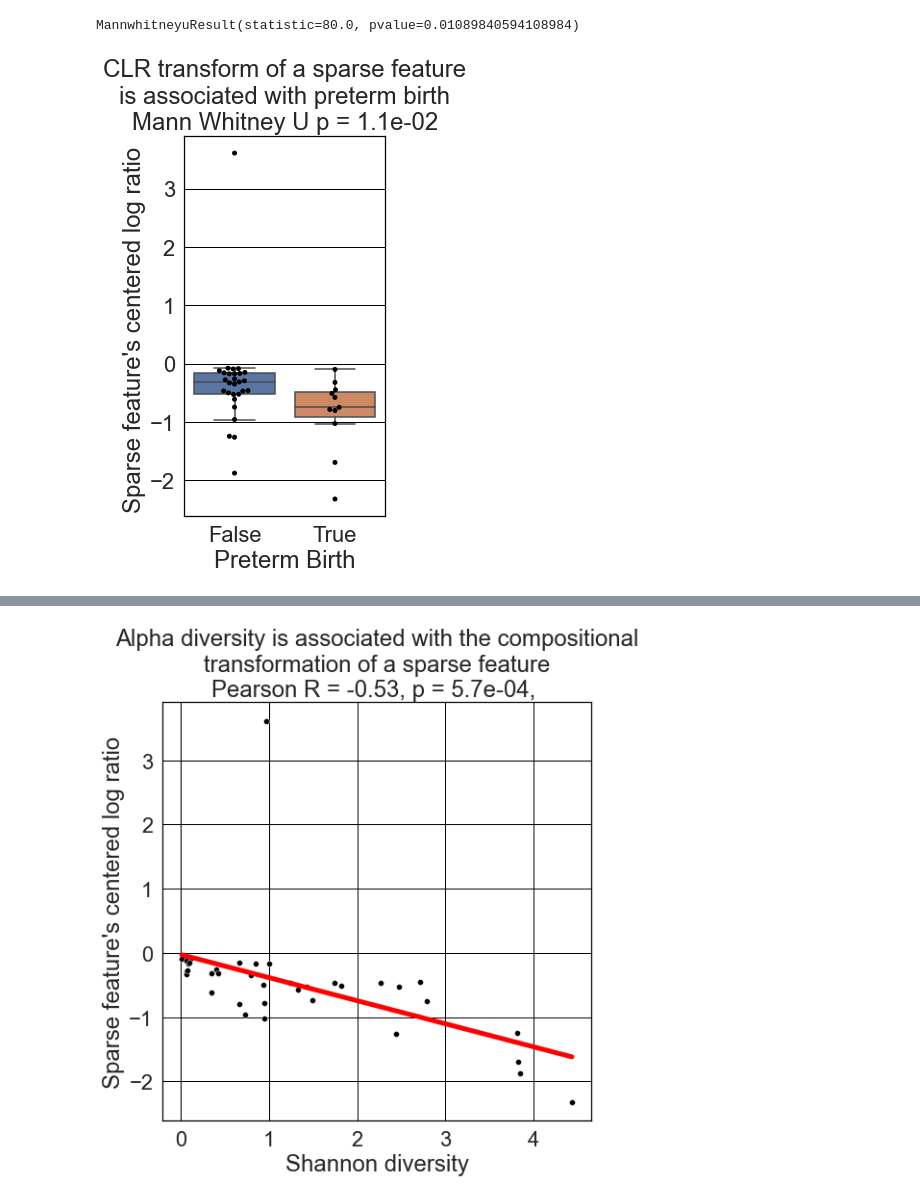
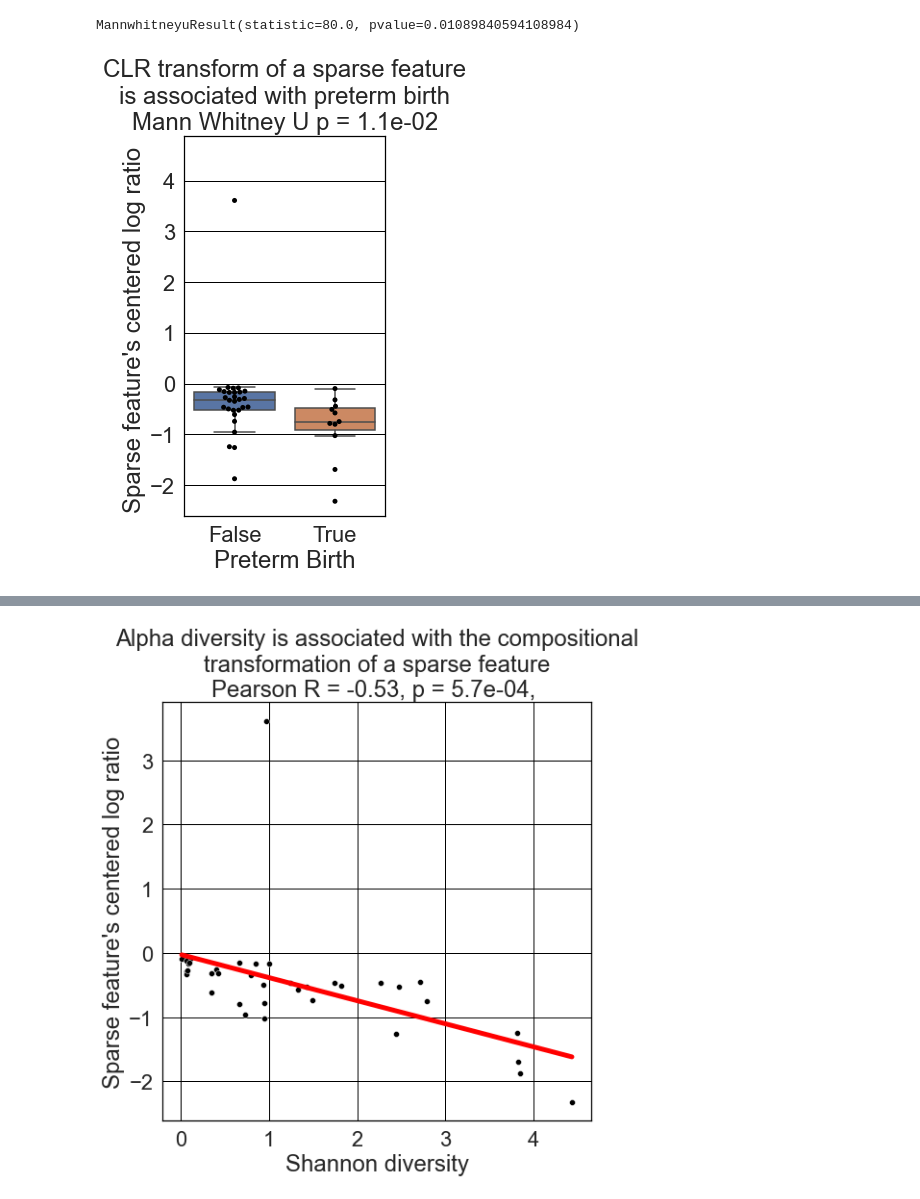
Before and after one commit to korem-lab/compositional-empty-features, a Jupyter notebook: Vaginal-microbiome-sparse-feature.ipynb, the cells around one changed output, grey strips where cells are left out. Drawn from its saved outputs; the diff is of its cells as text; code cells hidden in the pictures.

```diff
--- a/Vaginal-microbiome-sparse-feature.ipynb
+++ b/Vaginal-microbiome-sparse-feature.ipynb
@@ -15,6 +15,11 @@ sns.set(rc={'axes.facecolor':'white',
             'grid.color': 'black'
             },
        font_scale=2)
+
+def add_15_percent_to_top_ylim(ax):
+    ylim=ax.get_ylim()
+    ax.set_ylim( ylim[0], ylim[1] + ( ylim[1] - ylim[0] ) * .15)
+    return(None)
 # %%
 df = pd.read_csv('pnas.1502875112.sd01.csv', index_col=0)
 md = pd.read_csv('pnas.1502875112.sd02.txt', sep='\t', index_col=0)
@@ -128,28 +213,29 @@ mw = mannwhitneyu( np.array(X_clr[:, val])[md.PretermBirth],
 # %%
 plt.figure(figsize=(12 * .3,7))
 sns.boxplot(x = md.PretermBirth,
             y=X_clr[:, val],
             fliersize=0
            )
 
 
-sns.swarmplot(x = md.PretermBirth,
+ax=sns.swarmplot(x = md.PretermBirth,
               y=X_clr[:, val],
               size=5,
               color='black'
               )
+add_15_percent_to_top_ylim(ax)
 plt.ylabel("Sparse feature's centered log ratio ")
 plt.xlabel('Preterm Birth')
 plt.title('CLR transform of a sparse feature\nis associated with preterm birth\n'+\
 #           'Pearson R = {:.2f}, p = {:.1e}, '.format(*pr)+\
           'Mann Whitney U p = {:.1e}'.format(mw.pvalue)
           )
 
 plt.savefig('plots/Fig-2-vaginal-clr.pdf',
             dpi=900,
             bbox_inches='tight',
             format='pdf'
             )
 plt.show()
 # %% [output]
-[figure, old version]
+[figure, new version]
```
Also changed, not shown: parts of 15 cells of this notebook, 27 other files.
